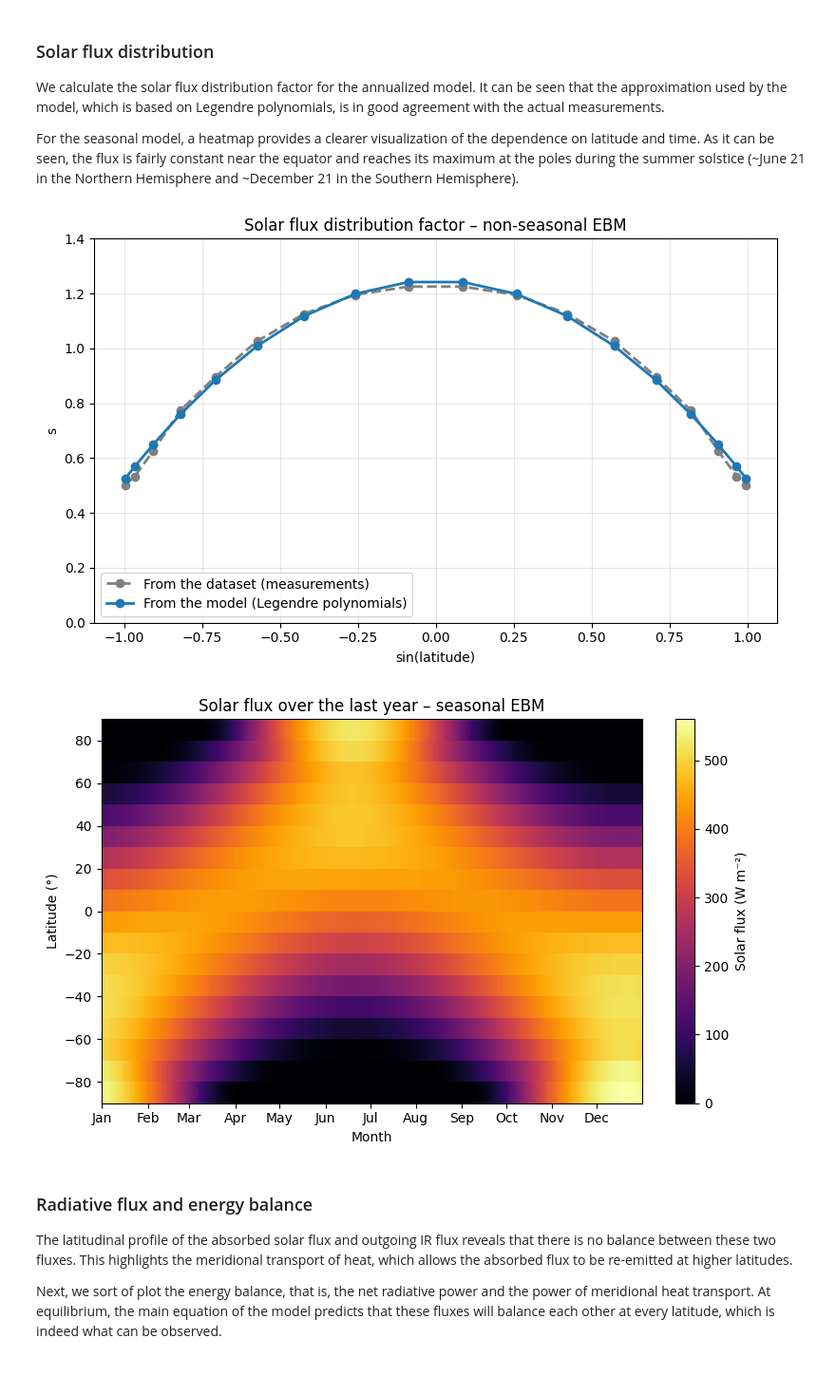
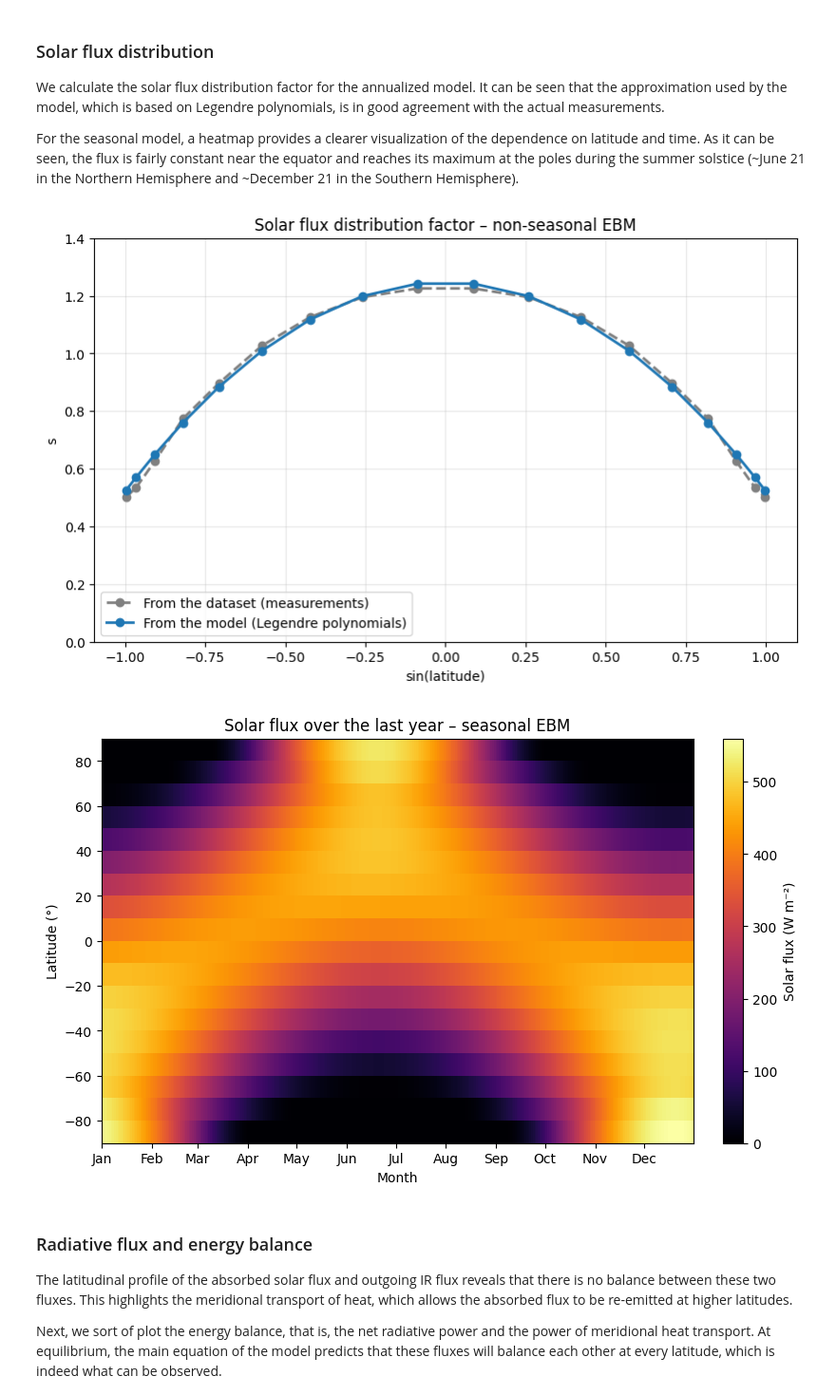
Before and after one commit to louiscleen/energy-balance-model, a Jupyter notebook: notebooks/exploration.ipynb, the cells around one changed output. Shown at 95% size. Saved outputs shown, nothing was run; the diff lists cells and outputs as text; code cells hidden in the pictures; blank space fills up the shorter version.

```diff
--- a/notebooks/exploration.ipynb
+++ b/notebooks/exploration.ipynb
@@ -33,21 +33,32 @@ import pandas as pd
 import matplotlib.pyplot as plt
 
 plt.rcParams.update({
-    "figure.figsize": (8, 5),
-    "lines.linewidth": 2,
-    "axes.grid": True,
-    "grid.alpha": 0.3
+    'figure.figsize': (8, 5),
+    'lines.linewidth': 2,
+    'axes.grid': True,
+    'grid.alpha': 0.3,
+    'figure.constrained_layout.use': True,
+    'savefig.dpi': 300,
+    'savefig.bbox': 'tight'
 })
+
+from pathlib import Path
 
 from ebm1d import EBM1DBudyko
 from ebm1d import load_config
 from ebm1d import load_input_data
 
+
+# Setting up the results directory where the figures will be saved.
+ROOT_DIR = Path.cwd().parent
+results_dir = ROOT_DIR / "results" / "exploration"
+results_dir.mkdir(parents=True, exist_ok=True)
+
 # Loading the configuration containing the model parameters and the input dataset
 # The dataset is loaded using the load_input_data function which requires its file path (specified in the configuration file)
 # and the number of rows to read, i.e., the number of latitudes in the model.
-config = load_config("../configs/default.toml")
-inputs = load_input_data(config.data.dataset, config.model.n_lat)
+config = load_config(ROOT_DIR / "configs" / "default.toml")
+inputs = load_input_data(config.input.dataset, config.model.n_lat)
 print("Configuration loaded successfully.")
 # %% [output]
 Configuration loaded successfully.
@@ -317,8 +328,8 @@ x = np.sin(EBM_seasonal.lat_centers_rad)
 # The solar flux distribution factor "s" used in the non-seasonal EBM is calculated using a approximation
 # based on Legendre polynomials. More details can be found in the report.
 s = EBM_annual_mean.get_solar_flux() / (1361/4)
-df_dataset = pd.read_csv(config.data.dataset, sep="\t")
-s_dataset = df_dataset["S"] / (1361/4)
+df_dataset = pd.read_csv(config.input.dataset, sep='\t')
+s_dataset = df_dataset['S'] / (1361/4)
 
 fig, ax = plt.subplots()
 ax.plot(x, s_dataset, label="From the dataset (measurements)", ls='--', marker='o', color='gray')
@@ -328,44 +339,44 @@ ax.set_xlabel("sin(latitude)")
 ax.set_ylabel("s")
 ax.set_title("Solar flux distribution factor – non-seasonal EBM")
 ax.legend()
-fig.tight_layout()
+fig.savefig(results_dir / "solar_flux_distribution_factor.png")
 plt.show()
 # %% [output]
-[figure, old version]
+[figure, new version]
 # %%
 # In the case of the seasonal model, a very visual way to represent both the dependence
 # on latitude and on time of the solar flux is to create a heatmap.
 
 # We extract the solar flux values for the last year of the seasonal model, which are stored in a 2D array
 solar_flux_last_year = np.array([EBM_seasonal.get_solar_flux(day) for day in t_days[-steps_per_year:]])
 
 # Approximate number of days in each month (considering a year of 365 days)
 days_in_month = [31, 28, 31, 30, 31, 30, 31, 31, 30, 31, 30, 31]
 month_starts = np.cumsum([0] + days_in_month[:-1]) # We start from 0 to match the day counting
 month_labels = ['Jan', 'Feb', 'Mar', 'Apr', 'May', 'Jun',
                 'Jul', 'Aug', 'Sep', 'Oct', 'Nov', 'Dec']
 
 fig, ax = plt.subplots()
 im = ax.pcolormesh(
     np.arange(0, YEAR_IN_DAYS, YEAR_IN_DAYS/steps_per_year),
     EBM_seasonal.lat_centers_deg,
     solar_flux_last_year.T,
-    shading="auto",
-    cmap="inferno",
+    shading='auto',
+    cmap='inferno',
     vmin=0
 )
 ax.set_xticks(month_starts)
 ax.set_xticklabels(month_labels)
 ax.set_xlabel("Month")
 ax.set_ylabel("Latitude (°)")
 ax.set_title("Solar flux over the last year – seasonal EBM")
 cbar = fig.colorbar(im, ax=ax)
 cbar.set_label("Solar flux (W m⁻²)")
 ax.grid(False)
-fig.tight_layout()
+fig.savefig(results_dir / "solar_flux_last_year.png")
 plt.show()
 # %% [output]
-[figure, old version]
+[figure, new version]
 # %% [markdown]
 ### Radiative flux and energy balance
 The latitudinal profile of the absorbed solar flux and outgoing IR flux reveals that there is no balance between these two fluxes. This highlights the meridional transport of heat, which allows the absorbed flux to be re-emitted at higher latitudes.
```
Also changed, not shown: parts of 12 cells of this notebook.
